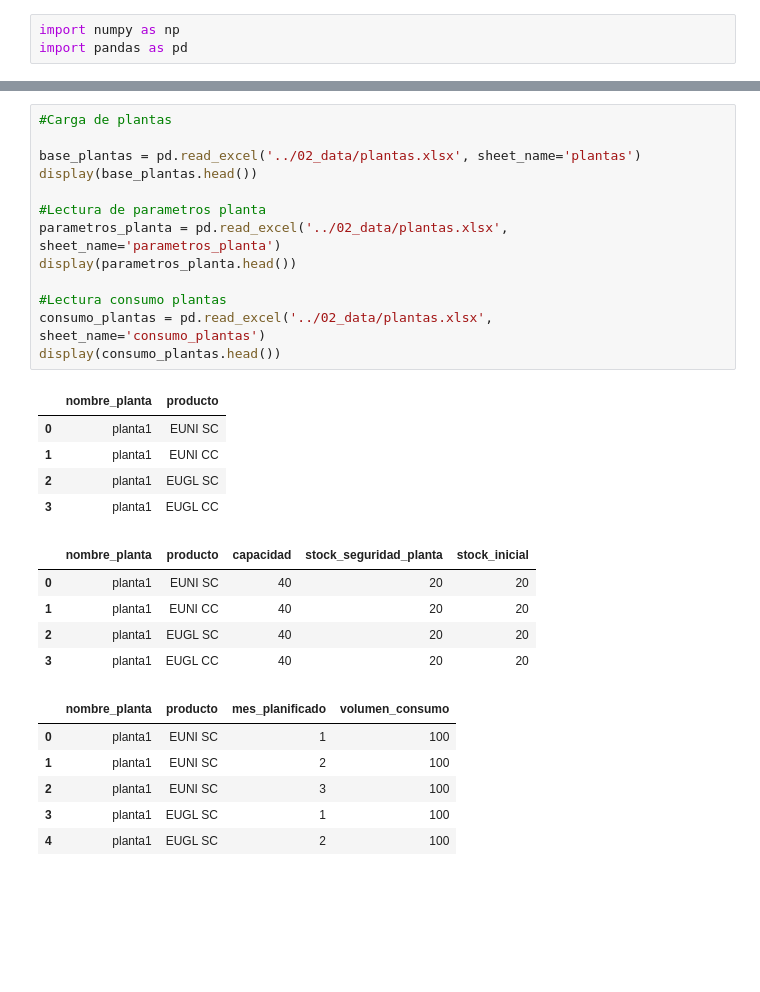
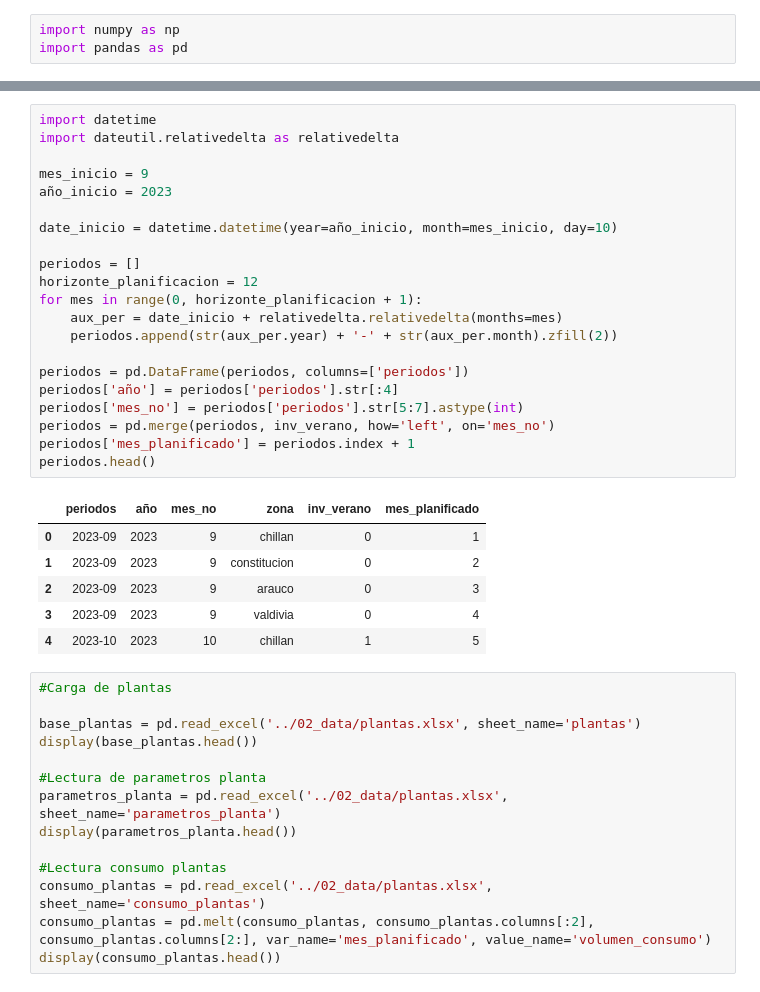
Before and after one commit to ptoledor/heu_opticliente, a Jupyter notebook: 01_notebooks/algo.ipynb, the cells around one changed output, grey strips where cells are left out. Cells and saved outputs as stored; diff of their text form; blank space fills up the shorter version.

```diff
--- a/01_notebooks/algo.ipynb
+++ b/01_notebooks/algo.ipynb
@@ -20,3 +16,31 @@ inv_verano.head()
+# %%
+import datetime
+import dateutil.relativedelta as relativedelta
+
+mes_inicio = 9
+año_inicio = 2023
+
+date_inicio = datetime.datetime(year=año_inicio, month=mes_inicio, day=10)
+
+periodos = []
+horizonte_planificacion = 12
+for mes in range(0, horizonte_planificacion + 1):
+    aux_per = date_inicio + relativedelta.relativedelta(months=mes)
+    periodos.append(str(aux_per.year) + '-' + str(aux_per.month).zfill(2))
+
+periodos = pd.DataFrame(periodos, columns=['periodos'])
+periodos['año'] = periodos['periodos'].str[:4]
+periodos['mes_no'] = periodos['periodos'].str[5:7].astype(int)
+periodos = pd.merge(periodos, inv_verano, how='left', on='mes_no')
+periodos['mes_planificado'] = periodos.index + 1
+periodos.head()
+# %% [output]
+|  | periodos | año | mes_no | zona | inv_verano | mes_planificado |
+| 0 | 2023-09 | 2023 | 9 | chillan | 0 | 1 |
+| 1 | 2023-09 | 2023 | 9 | constitucion | 0 | 2 |
+| 2 | 2023-09 | 2023 | 9 | arauco | 0 | 3 |
+| 3 | 2023-09 | 2023 | 9 | valdivia | 0 | 4 |
+| 4 | 2023-10 | 2023 | 10 | chillan | 1 | 5 |
 # %%
 #Carga de plantas
 
@@ -29,24 +53,8 @@ display(parametros_planta.head())
 
 #Lectura consumo plantas
 consumo_plantas = pd.read_excel('../02_data/plantas.xlsx', sheet_name='consumo_plantas')
+consumo_plantas = pd.melt(consumo_plantas, consumo_plantas.columns[:2], consumo_plantas.columns[2:], var_name='mes_planificado', value_name='volumen_consumo')
 display(consumo_plantas.head())
-# %% [output]
-|  | nombre_planta | producto |
-| 0 | planta1 | EUNI SC |
-| 1 | planta1 | EUNI CC |
-| 2 | planta1 | EUGL SC |
-| 3 | planta1 | EUGL CC |
-|  | nombre_planta | producto | capacidad | stock_seguridad_planta | stock_inicial |
-| 0 | planta1 | EUNI SC | 40 | 20 | 20 |
-| 1 | planta1 | EUNI CC | 40 | 20 | 20 |
-| 2 | planta1 | EUGL SC | 40 | 20 | 20 |
-| 3 | planta1 | EUGL CC | 40 | 20 | 20 |
-|  | nombre_planta | producto | mes_planificado | volumen_consumo |
-| 0 | planta1 | EUNI SC | 1 | 100 |
-| 1 | planta1 | EUNI SC | 2 | 100 |
-| 2 | planta1 | EUNI SC | 3 | 100 |
-| 3 | planta1 | EUGL SC | 1 | 100 |
-| 4 | planta1 | EUGL SC | 2 | 100 |
 # %%
 #Carga Ingresos: Compras y produccion
 base_ingresos = pd.read_excel('../02_data/ingresos.xlsx', sheet_name='ingresos')
```
Also changed, not shown: parts of 13 cells of this notebook, 5 other files.
